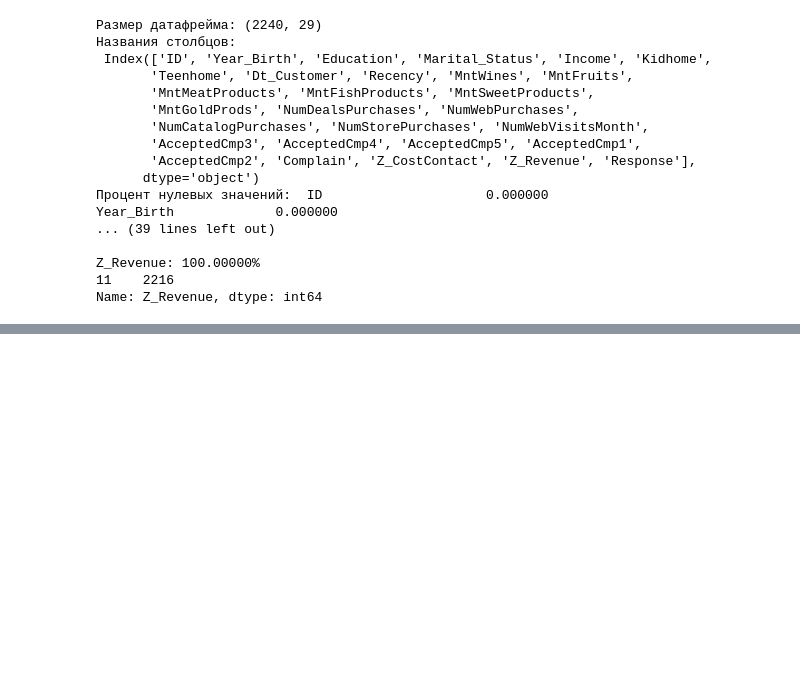
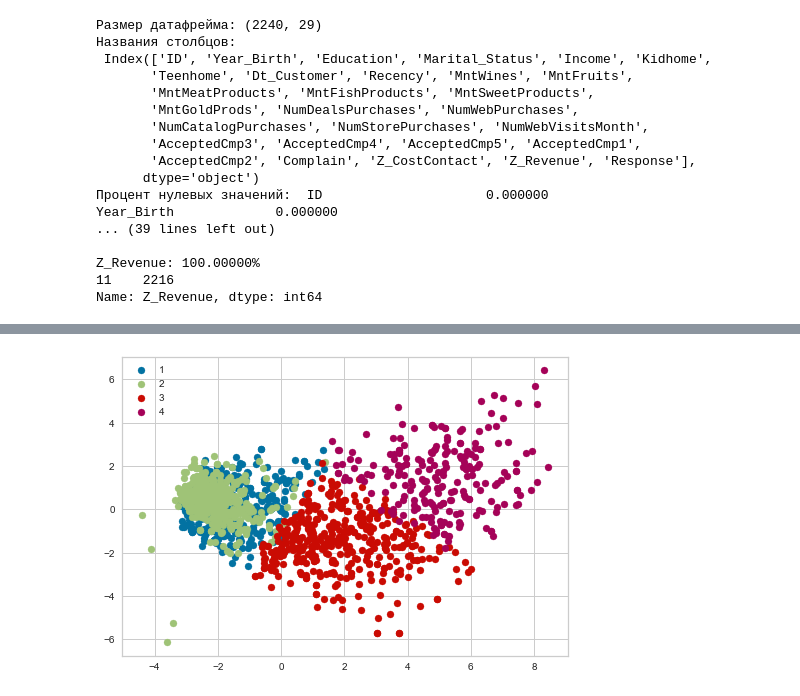
Before and after one commit to chtozaserikova/Customer-Personality-Analysis, a Jupyter notebook: main.ipynb, the cells around one changed output, grey strips where cells are left out. Cells and saved outputs as stored; diff of their text form; code cells hidden in the pictures; blank space fills up the shorter version.

```diff
--- a/main.ipynb
+++ b/main.ipynb
@@ -211,0 +253,12 @@ scaled_X = pd.DataFrame(scaler.transform(X),columns= X.columns)
+# %%
+import random
+random.seed(7)
+np.random.seed(7)
+
+
+data = np.array(X_PCA)
+params = {"K": 4, "I" : 100, "P" : 2, "THETA_M" : 2, "THETA_S" : 0.1,
+          "THETA_C" : 2, "THETA_O" : 0.05}
+
+# run ISODATA
+obj_class, centers = isodata_classification(data, parameters=params)
@@ -212 +292,10 @@ scaled_X = pd.DataFrame(scaler.transform(X),columns= X.columns)
+# %%
+u_labels = np.unique(obj_class)
+for i in u_labels:
+    plt.scatter(X_PCA[obj_class == i , 0] , X_PCA[obj_class == i , 1] , label = i+1)
+
+plt.legend()
+plt.show()
+# %% [output]
+[figure, added]
 # %%
```
Also changed, not shown: parts of 11 cells of this notebook.
